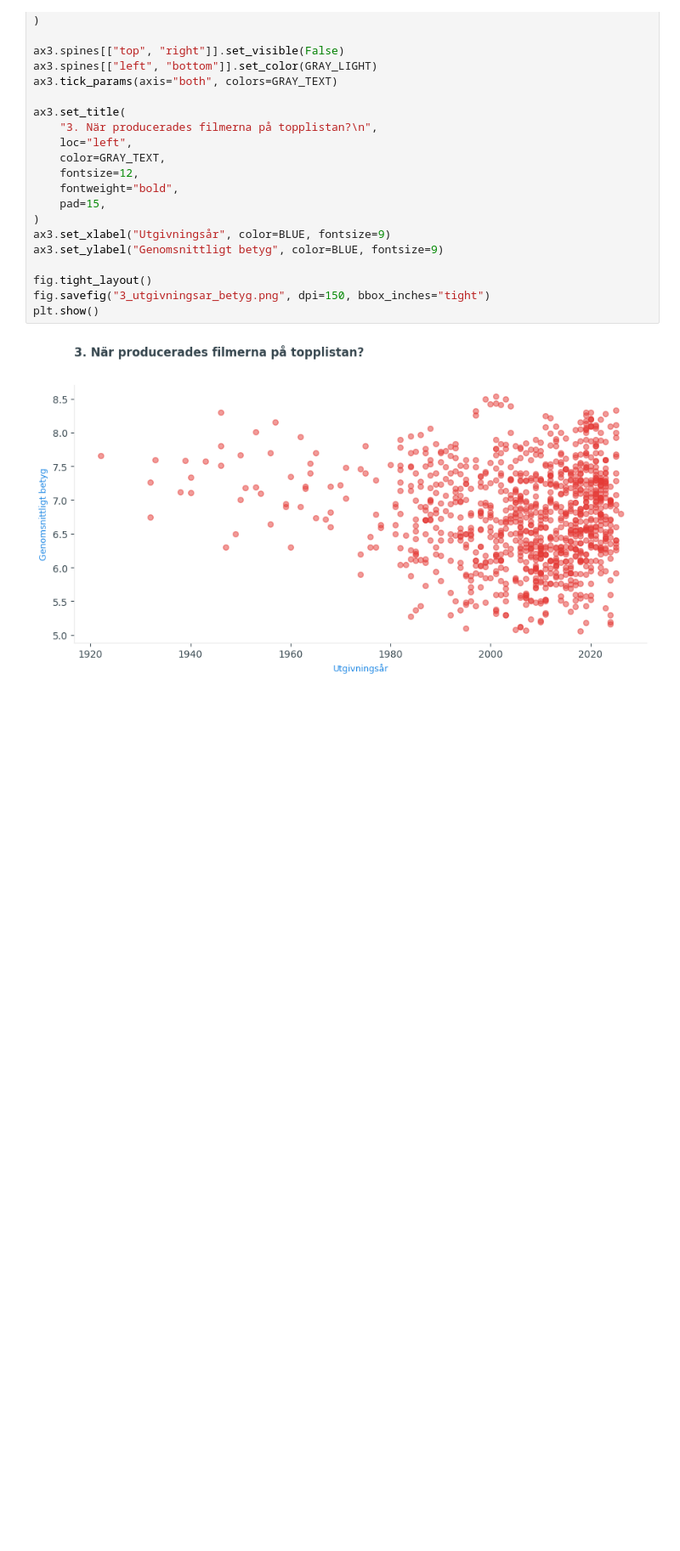
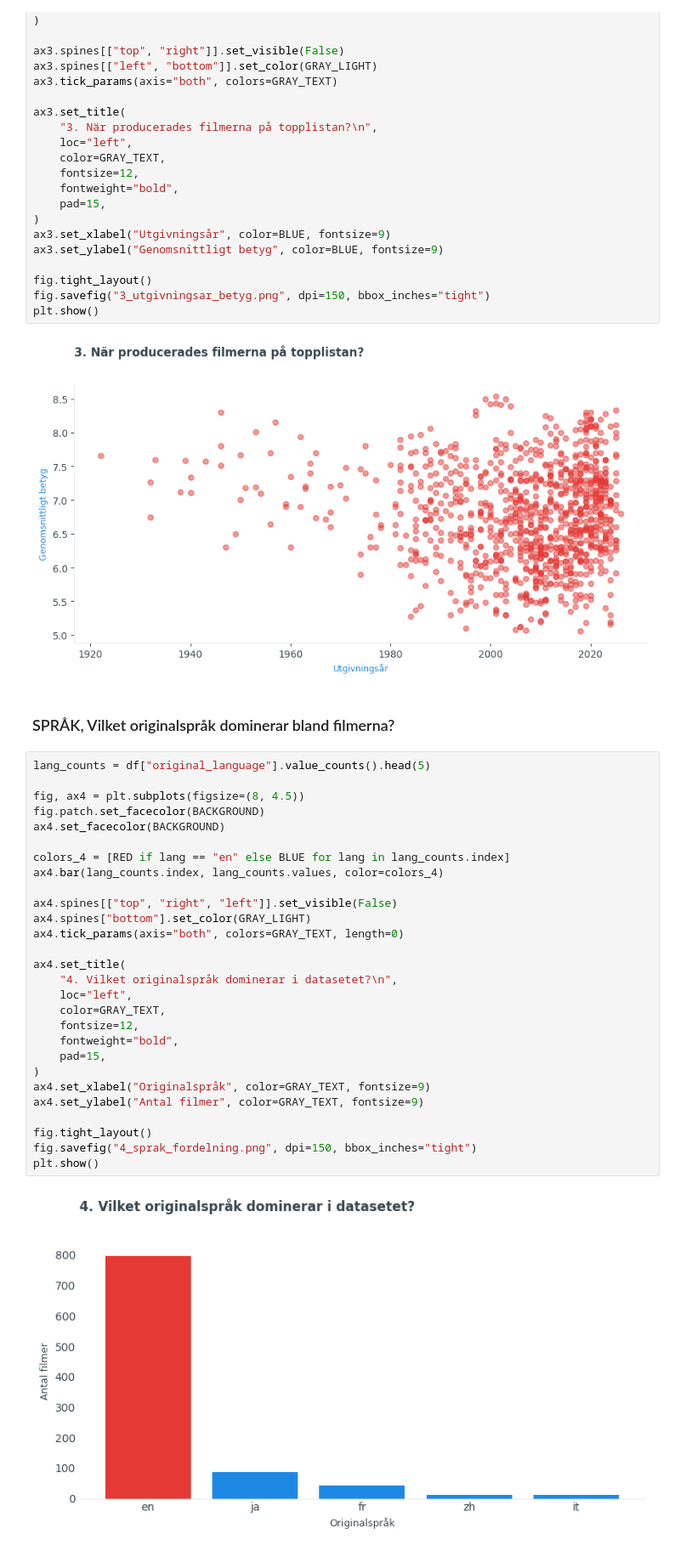
Before and after one commit to ghaliaghazal/datavisualisering-DE-UX-storytelling, a Jupyter notebook: storytelling/story_telling.ipynb, the cells around one changed output. Shown at 85% size. Saved outputs shown, nothing was run; the diff lists cells and outputs as text; blank space fills up the shorter version.

Commit message:
Add the fourth version of the movie data storytelling charts (Language, Which original language dominates among the films?)

```diff
--- a/storytelling/story_telling.ipynb
+++ b/storytelling/story_telling.ipynb
@@ -141,3 +141,35 @@ fig.savefig("3_utgivningsar_betyg.png", dpi=150, bbox_inches="tight")
 plt.show()
 # %% [output]
 [figure]
+# %% [markdown]
+### SPRÅK, Vilket originalspråk dominerar bland filmerna?
+# %%
+lang_counts = df["original_language"].value_counts().head(5)
+
+fig, ax4 = plt.subplots(figsize=(8, 4.5))
+fig.patch.set_facecolor(BACKGROUND)
+ax4.set_facecolor(BACKGROUND)
+
+colors_4 = [RED if lang == "en" else BLUE for lang in lang_counts.index]
+ax4.bar(lang_counts.index, lang_counts.values, color=colors_4)
+
+ax4.spines[["top", "right", "left"]].set_visible(False)
+ax4.spines["bottom"].set_color(GRAY_LIGHT)
+ax4.tick_params(axis="both", colors=GRAY_TEXT, length=0)
+
+ax4.set_title(
+    "4. Vilket originalspråk dominerar i datasetet?\n",
+    loc="left",
+    color=GRAY_TEXT,
+    fontsize=12,
+    fontweight="bold",
+    pad=15,
+)
+ax4.set_xlabel("Originalspråk", color=GRAY_TEXT, fontsize=9)
+ax4.set_ylabel("Antal filmer", color=GRAY_TEXT, fontsize=9)
+
+fig.tight_layout()
+fig.savefig("4_sprak_fordelning.png", dpi=150, bbox_inches="tight")
+plt.show()
+# %% [output]
+[figure, added]
```
Also changed, not shown: 2 other files.
